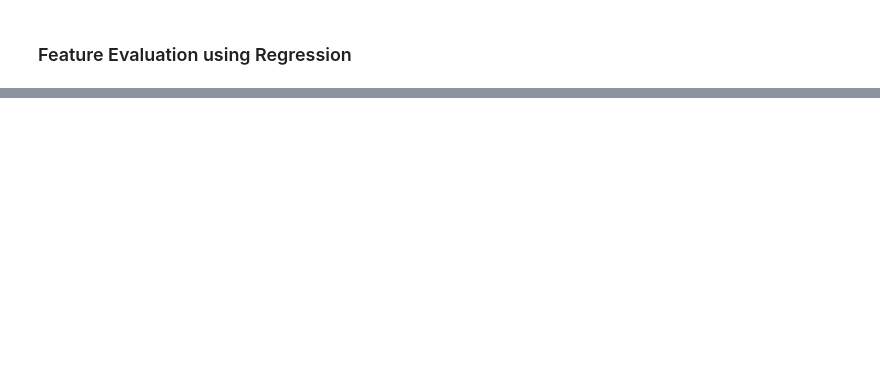
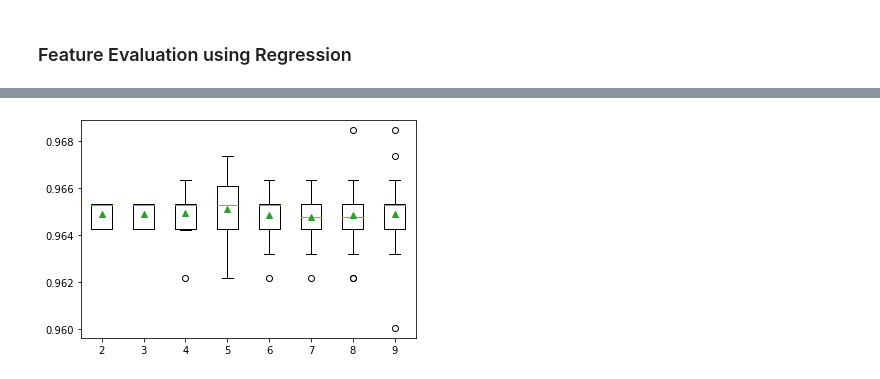
Before and after one commit to Prazhant/practicum, a Jupyter notebook: ConvertColumnsToCategorical.ipynb, the cells around one changed output, grey strips where cells are left out. Saved outputs shown, nothing was run; the diff lists cells and outputs as text; code cells hidden in the pictures; blank space fills up the shorter version.

Commit message:
feature selection

```diff
--- a/ConvertColumnsToCategorical.ipynb
+++ b/ConvertColumnsToCategorical.ipynb
@@ -404,0 +416,7 @@ sorted(selected_features, key=lambda i: i['rank'])
+# %%
+from sklearn.svm import LinearSVC
+lsvc = LinearSVC(C=0.01, penalty="l1", dual=False).fit(X_train, y_train)
+
+
+model = SelectFromModel(lsvc, prefit=True)
+X_new = model.transform(X_train)
@@ -404,0 +467,31 @@ sorted(selected_features, key=lambda i: i['rank'])
+# %%
+from sklearn.tree import DecisionTreeClassifier
+from sklearn.pipeline import Pipeline
+def get_models():
+    models = dict()
+    for i in range(2, 10):
+        rfe = RFE(estimator=LogisticRegression(), n_features_to_select=i)
+        model = LogisticRegression()
+        models[str(i)] = Pipeline(steps=[('s',rfe),('m',model)])
+    return models
+# %%
+models = get_models()
+# %%
+def evaluate_model(model, X, y):
+    cv = RepeatedStratifiedKFold(n_splits=10, n_repeats=3, random_state=1)
+    scores = cross_val_score(model, X, y, scoring='accuracy', cv=cv, n_jobs=-1, error_score='raise')
+    return scores
+# %%
+from sklearn.model_selection import RepeatedStratifiedKFold
+from sklearn.model_selection import cross_val_score
+from matplotlib import pyplot
+results, names = list(), list()
+for name, model in models.items():
+    scores = evaluate_model(model, X_train, y_train)
+    results.append(scores)
+    names.append(name)
+# plot model performance for comparison
+pyplot.boxplot(results, labels=names, showmeans=True)
+pyplot.show()
+# %% [output]
+[figure, added]
```
Also changed, not shown: parts of 34 cells of this notebook.
